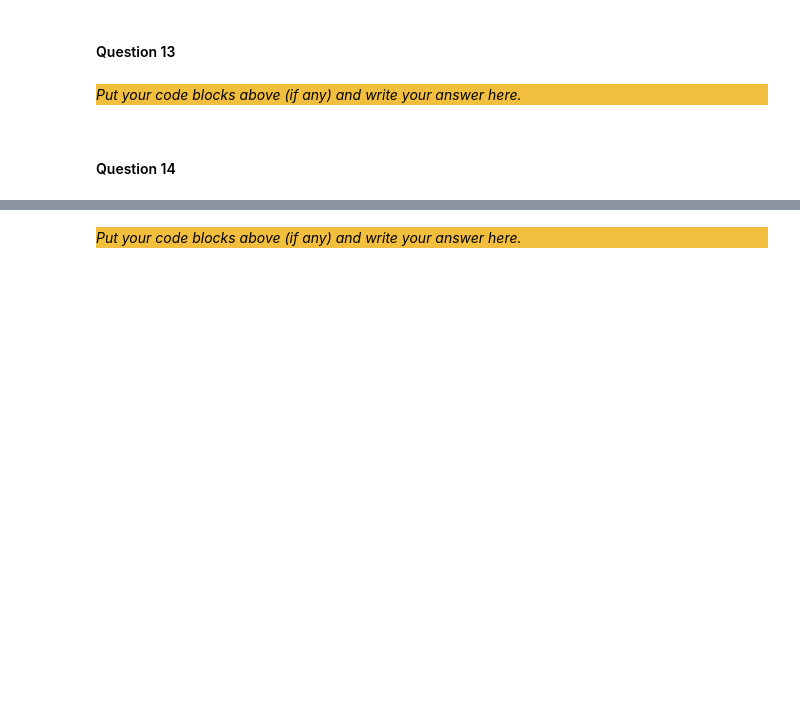
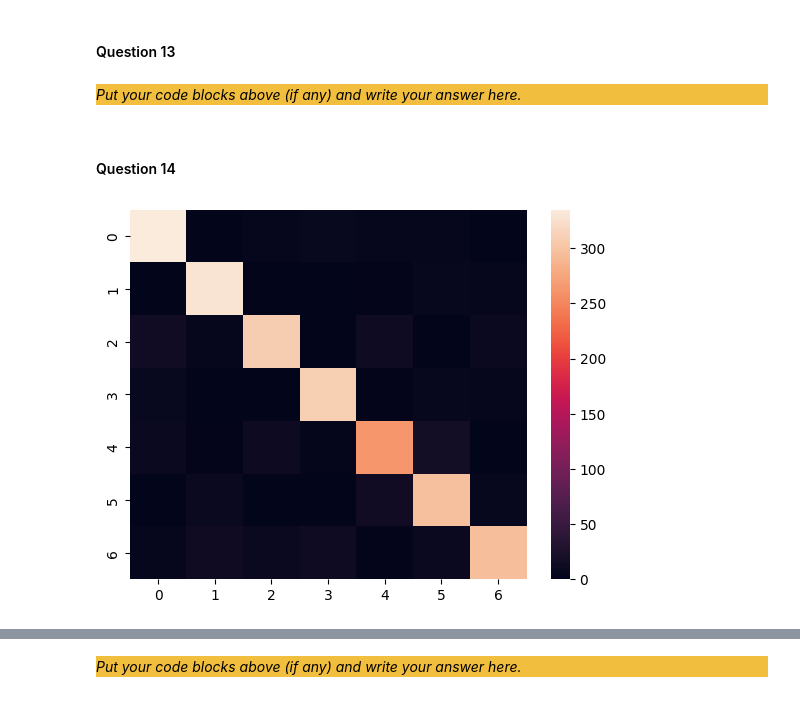
Before and after one commit to daniallegue/ANN-From-Scratch, a Jupyter notebook: Main.ipynb, the cells around one changed output, grey strips where cells are left out. Drawn from its saved outputs; the diff is of its cells as text; code cells hidden in the pictures; blank space fills up the shorter version.

```diff
--- a/Main.ipynb
+++ b/Main.ipynb
@@ -635,3 +660,12 @@ _Put your code blocks above (if any) and write your answer here._
 _Put your code blocks above (if any) and write your answer here._
 # %% [markdown]
 #### Question 14
+# %%
+# Plot confusion matrix on the test set
+
+predictions_test = np.argmax(network_final.forward(X_test), axis=1) + 1
+cm = confusion_matrix(y_test, predictions_test)
+sns.heatmap(cm, annot=False, annot_kws={"size": 6})
+plt.show()
+# %% [output]
+[figure, added]
```
Also changed, not shown: parts of 15 cells of this notebook, 2 other files.
